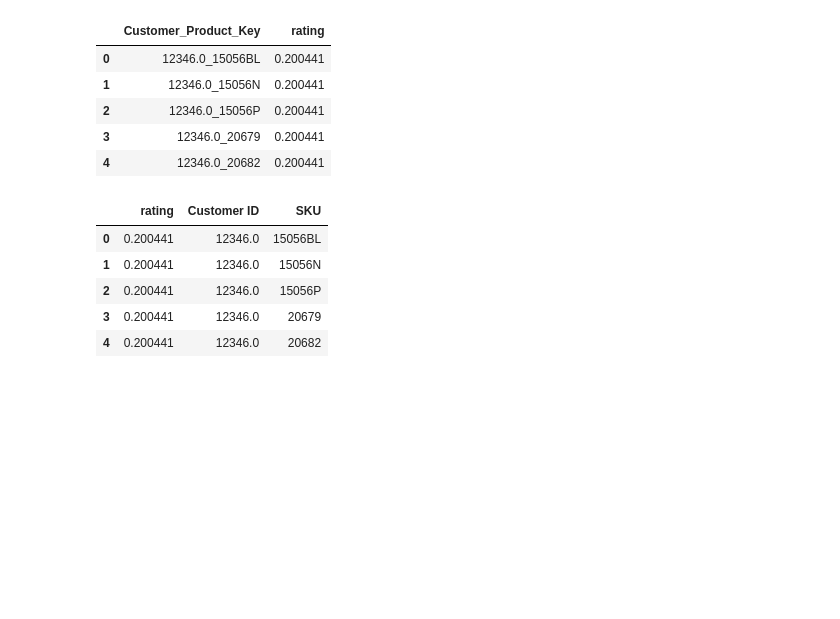
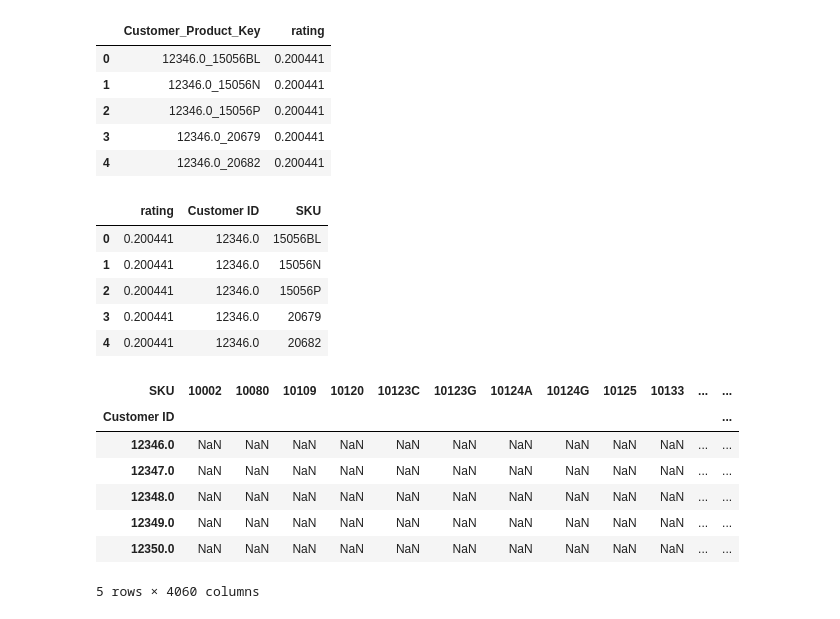
Before and after one commit to ga-tardochisalles/online-retail-customer-segregation, a Jupyter notebook: CustAnalysis_Recommender.ipynb, the cells around one changed output. Drawn from its saved outputs; the diff is of its cells as text; code cells hidden in the pictures; blank space fills up the shorter version.

```diff
--- a/Cohort_RFM_KMeans_Customer_Analysis.ipynb
+++ b/CustAnalysis_Recommender.ipynb
@@ -503,3 +521,20 @@ by_customer_201103.head()
 | 2 | 0.200441 | 12346.0 | 15056P |
 | 3 | 0.200441 | 12346.0 | 20679 |
 | 4 | 0.200441 | 12346.0 | 20682 |
+# %%
+customer_products_matrix = by_customer_201103.pivot(
+    index='Customer ID',
+    columns='SKU',
+    values='rating'
+)
+# %%
+customer_products_matrix.head()
+# %% [output]
+| SKU | 10002 | 10080 | 10109 | 10120 | 10123C | 10123G | 10124A | 10124G | 10125 | 10133 | ... | ... |
+| Customer ID |  |  |  |  |  |  |  |  |  |  |  | ... |
+| 12346.0 | NaN | NaN | NaN | NaN | NaN | NaN | NaN | NaN | NaN | NaN | ... | ... |
+| 12347.0 | NaN | NaN | NaN | NaN | NaN | NaN | NaN | NaN | NaN | NaN | ... | ... |
+| 12348.0 | NaN | NaN | NaN | NaN | NaN | NaN | NaN | NaN | NaN | NaN | ... | ... |
+| 12349.0 | NaN | NaN | NaN | NaN | NaN | NaN | NaN | NaN | NaN | NaN | ... | ... |
+| 12350.0 | NaN | NaN | NaN | NaN | NaN | NaN | NaN | NaN | NaN | NaN | ... | ... |
+5 rows × 4060 columns
```
Also changed, not shown: parts of 29 cells of this notebook.
